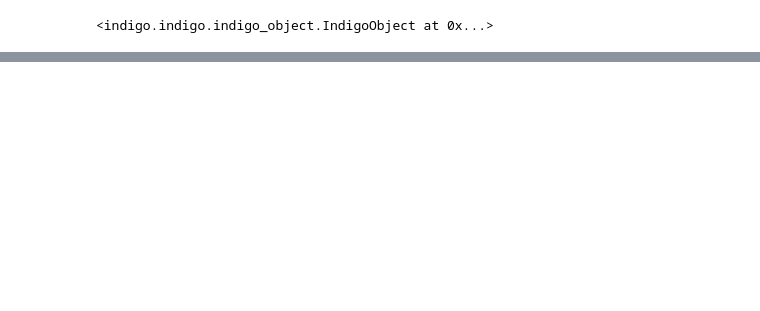
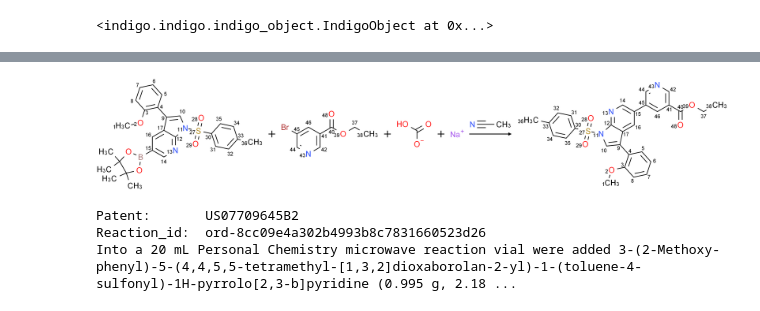
Before and after one commit to alkorolyov/selvita, a Jupyter notebook: 05_indigo.ipynb, the cells around one changed output, grey strips where cells are left out. Saved outputs shown, nothing was run; the diff lists cells and outputs as text; code cells hidden in the pictures; blank space fills up the shorter version.

```diff
--- a/05_indigo.ipynb
+++ b/05_indigo.ipynb
@@ -152,0 +187,8 @@ Wall time: 19.1 s
+# %%
+#unique to indigo
+draw_reaction(pd_df[suzuki_indigo & ~suzuki_rdkit])
+# %% [output]
+[figure, added]
+Patent:       US07709645B2
+Reaction_id:  ord-8cc09e4a302b4993b8c7831660523d26
+Into a 20 mL Personal Chemistry microwave reaction vial were added 3-(2-Methoxy-phenyl)-5-(4,4,5,5-tetramethyl-[1,3,2]dioxaborolan-2-yl)-1-(toluene-4-sulfonyl)-1H-pyrrolo[2,3-b]pyridine (0.995 g, 2.18 ...
```
Also changed, not shown: parts of 39 cells of this notebook, 3 other files.
